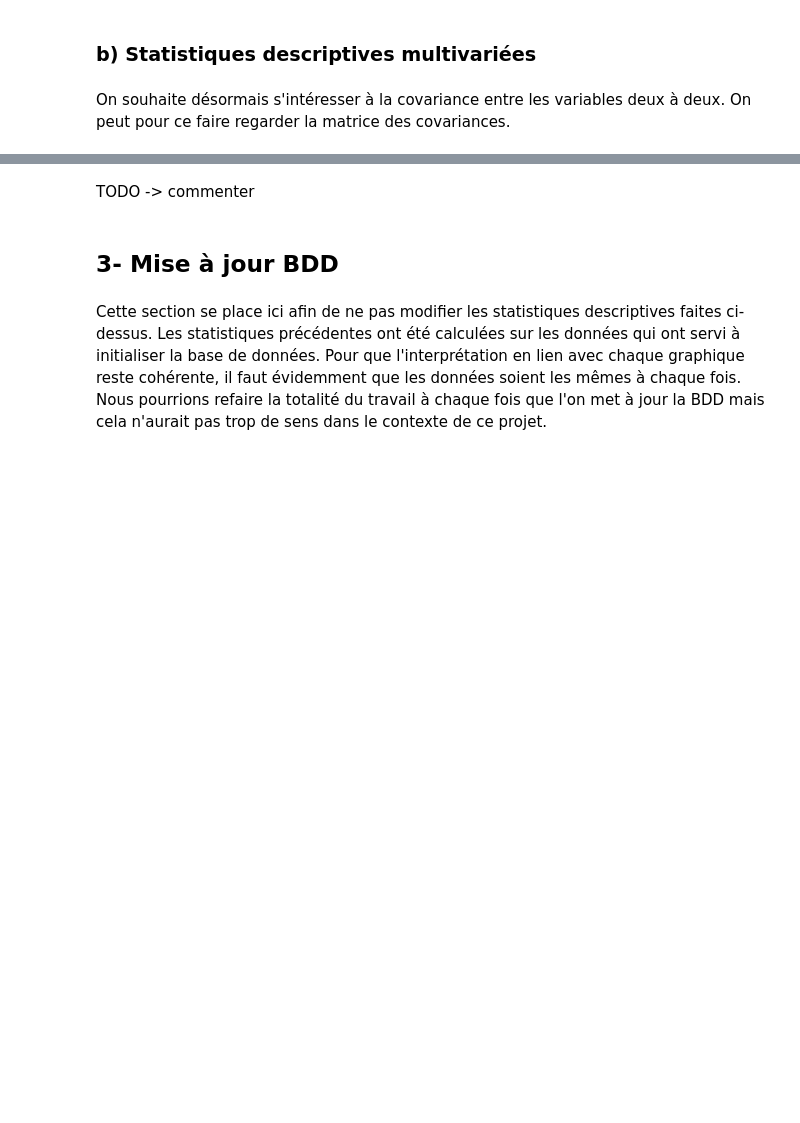
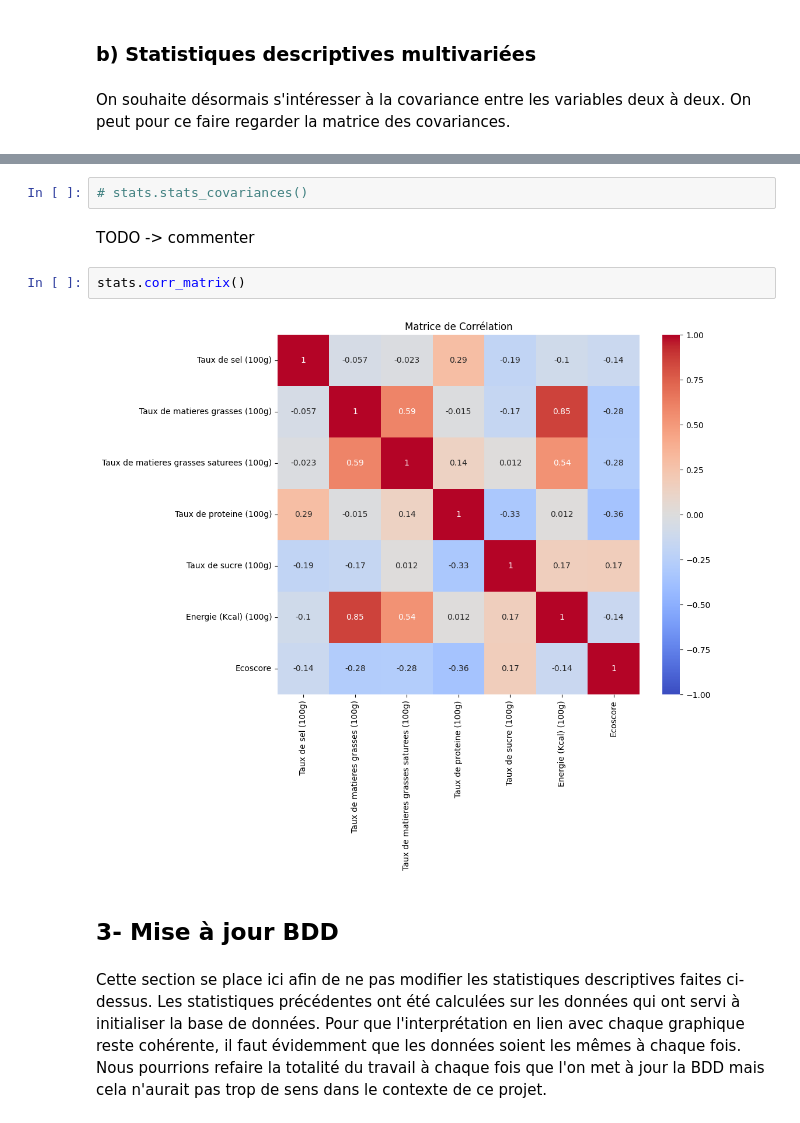
Before and after one commit to MaelTremouille/Projet-python-pour-la-data-science---ENSAE-Paris, a Jupyter notebook: src/food_fatcs.ipynb, the cells around one changed output, grey strips where cells are left out. Drawn from its saved outputs; the diff is of its cells as text; blank space fills up the shorter version.

Commit message:
new method to compute and plot  corr matrix

```diff
--- a/src/food_fatcs.ipynb
+++ b/src/food_fatcs.ipynb
@@ -227,5 +215,11 @@ stats.stats_covariances()
+# %%
+# stats.stats_covariances()
 # %% [markdown]
 TODO -> commenter
+# %%
+stats.corr_matrix()
+# %% [output]
+[figure, added]
 # %% [markdown]
 ## 3- Mise à jour BDD
 # %% [markdown]
```
Also changed, not shown: parts of 14 cells of this notebook, 4 other files.
